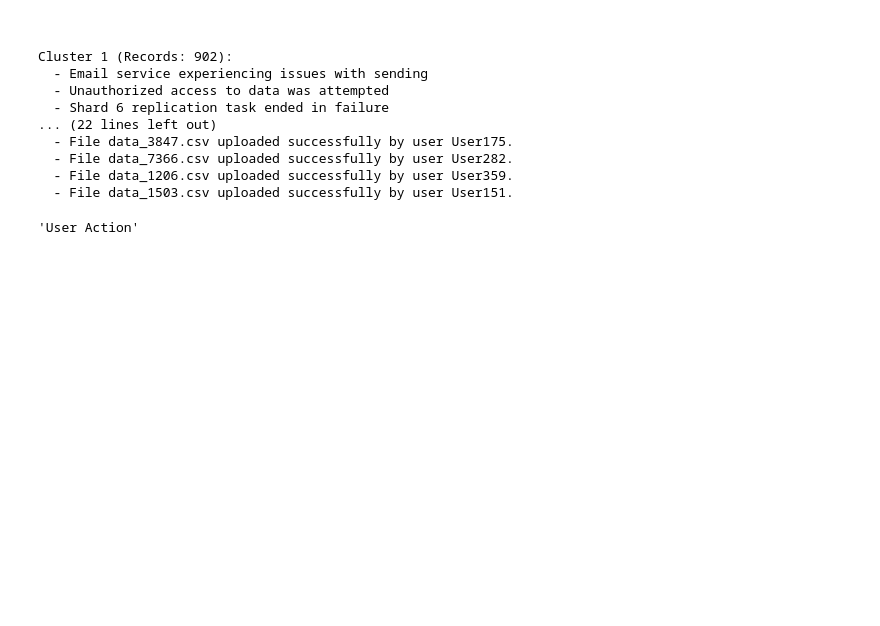
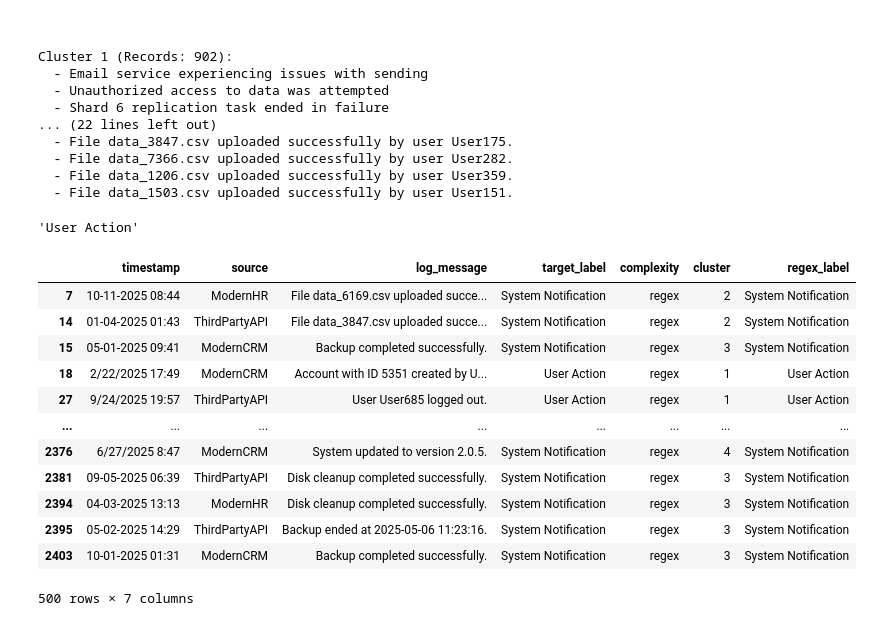
Before and after one commit to Pranjal360Agarwal/LogEngineX, a Jupyter notebook: training/training.ipynb, the cells around one changed output. Saved outputs shown, nothing was run; the diff lists cells and outputs as text; code cells hidden in the pictures; blank space fills up the shorter version.

Commit message:
Test: regex patterns

```diff
--- a/training/training.ipynb
+++ b/training/training.ipynb
@@ -143,10 +143,28 @@ def classify_with_regex(log_message):
         r"Account with ID .* created by .*": "User Action"
     }
     for pattern, label in regex_patterns.items():
-        if re.search(pattern, log_message):
+        if re.search(pattern, log_message, re.IGNORECASE):
             return label
     return None
 # %%
 classify_with_regex("Account with ID 1234 created by User1.")
 # %% [output]
 'User Action'
+# %%
+df['regex_label'] = df['log_message'].apply(classify_with_regex)
+df['log_message'] = df['log_message'].fillna("")
+df[df.regex_label.notnull()]
+# %% [output]
+|  | timestamp | source | log_message | target_label | complexity | cluster | regex_label |
+| 7 | 10-11-2025 08:44 | ModernHR | File data_6169.csv uploaded succe... | System Notification | regex | 2 | System Notification |
+| 14 | 01-04-2025 01:43 | ThirdPartyAPI | File data_3847.csv uploaded succe... | System Notification | regex | 2 | System Notification |
+| 15 | 05-01-2025 09:41 | ModernCRM | Backup completed successfully. | System Notification | regex | 3 | System Notification |
+| 18 | 2/22/2025 17:49 | ModernCRM | Account with ID 5351 created by U... | User Action | regex | 1 | User Action |
+| 27 | 9/24/2025 19:57 | ThirdPartyAPI | User User685 logged out. | User Action | regex | 1 | User Action |
+| ... | ... | ... | ... | ... | ... | ... | ... |
+| 2376 | 6/27/2025 8:47 | ModernCRM | System updated to version 2.0.5. | System Notification | regex | 4 | System Notification |
+| 2381 | 09-05-2025 06:39 | ThirdPartyAPI | Disk cleanup completed successfully. | System Notification | regex | 3 | System Notification |
+| 2394 | 04-03-2025 13:13 | ModernHR | Disk cleanup completed successfully. | System Notification | regex | 3 | System Notification |
+| 2395 | 05-02-2025 14:29 | ThirdPartyAPI | Backup ended at 2025-05-06 11:23:16. | System Notification | regex | 3 | System Notification |
+| 2403 | 10-01-2025 01:31 | ModernCRM | Backup completed successfully. | System Notification | regex | 3 | System Notification |
+500 rows × 7 columns
```
